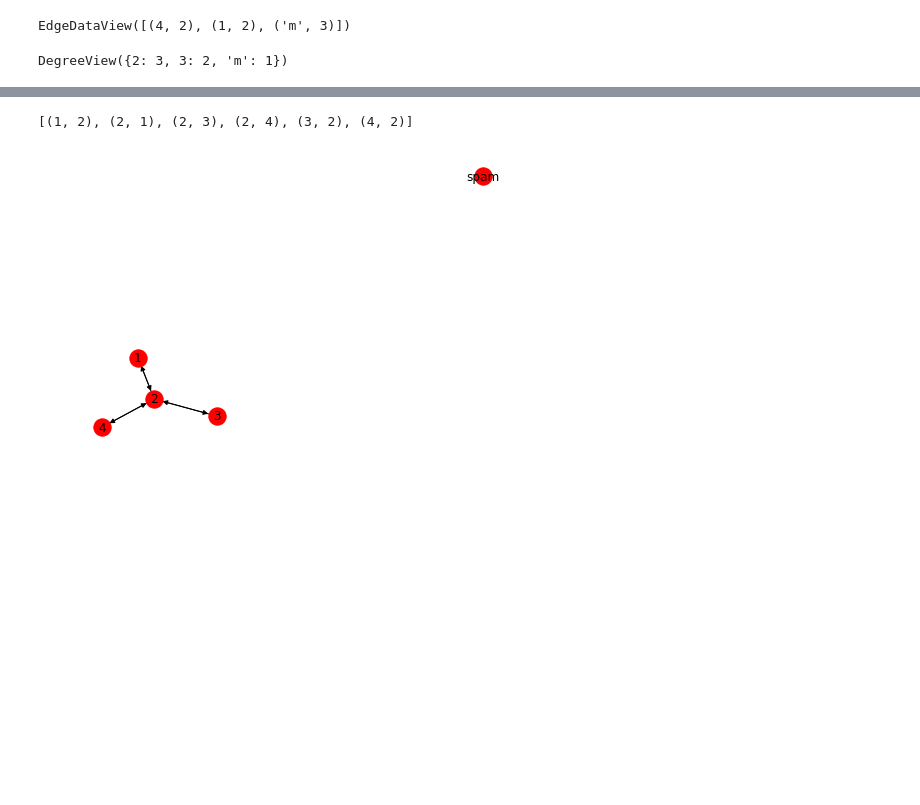
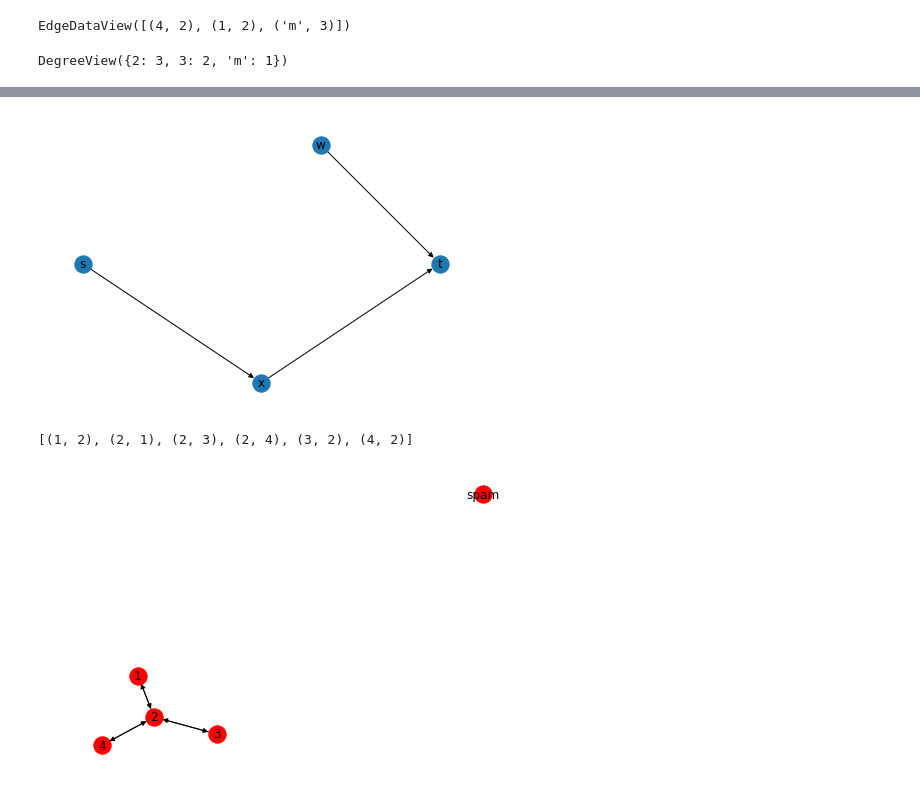
Before and after one commit to Falcon43/Python, a Jupyter notebook: datastructures/networkx.ipynb, the cells around one changed output, grey strips where cells are left out. Drawn from its saved outputs; the diff is of its cells as text; code cells hidden in the pictures; blank space fills up the shorter version.

```diff
--- a/datastructures/networkx.ipynb
+++ b/datastructures/networkx.ipynb
@@ -178,3 +205,7 @@ nx.draw(G, with_labels = True)
+# %%
+nx.draw(DG, pos, with_labels = True)
+# %% [output]
+[figure, added]
 # %%
 G.add_edge(1, 2)
 H = nx.DiGraph(G)   # create a DiGraph using the connections from G
```
Also changed, not shown: parts of 34 cells of this notebook.
